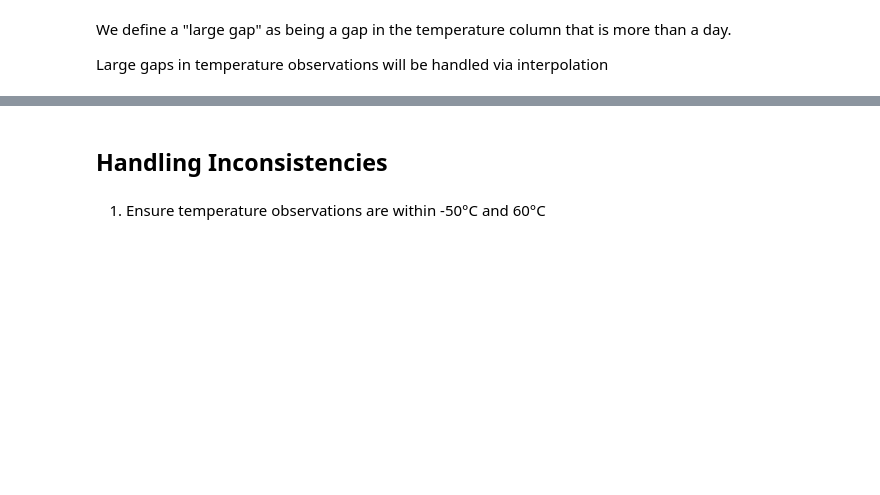
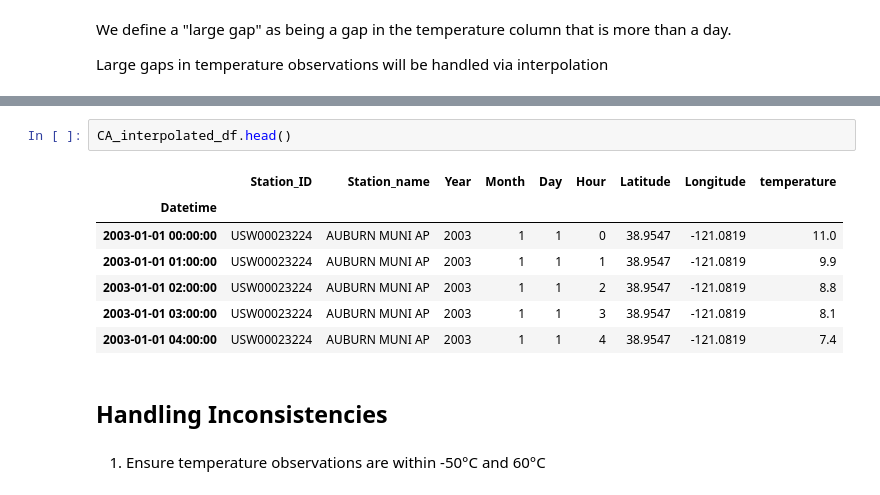
Before and after one commit to lizbethkr/PHIT-Project-1, a Jupyter notebook: notebooks/data_preprocessing.ipynb, the cells around one changed output, grey strips where cells are left out. Drawn from its saved outputs; the diff is of its cells as text; blank space fills up the shorter version.

```diff
--- a/notebooks/data_preprocessing.ipynb
+++ b/notebooks/data_preprocessing.ipynb
@@ -218,3 +312,13 @@ Note: Still figuring this out
+# %%
+CA_interpolated_df.head()
+# %% [output]
+|  | Station_ID | Station_name | Year | Month | Day | Hour | Latitude | Longitude | temperature |
+| Datetime |  |  |  |  |  |  |  |  |  |
+| 2003-01-01 00:00:00 | USW00023224 | AUBURN MUNI AP | 2003 | 1 | 1 | 0 | 38.9547 | -121.0819 | 11.0 |
+| 2003-01-01 01:00:00 | USW00023224 | AUBURN MUNI AP | 2003 | 1 | 1 | 1 | 38.9547 | -121.0819 | 9.9 |
+| 2003-01-01 02:00:00 | USW00023224 | AUBURN MUNI AP | 2003 | 1 | 1 | 2 | 38.9547 | -121.0819 | 8.8 |
+| 2003-01-01 03:00:00 | USW00023224 | AUBURN MUNI AP | 2003 | 1 | 1 | 3 | 38.9547 | -121.0819 | 8.1 |
+| 2003-01-01 04:00:00 | USW00023224 | AUBURN MUNI AP | 2003 | 1 | 1 | 4 | 38.9547 | -121.0819 | 7.4 |
 # %% [markdown]
 ## Handling Inconsistencies
 # %% [markdown]
```
Also changed, not shown: parts of 23 cells of this notebook, 3 other files.
